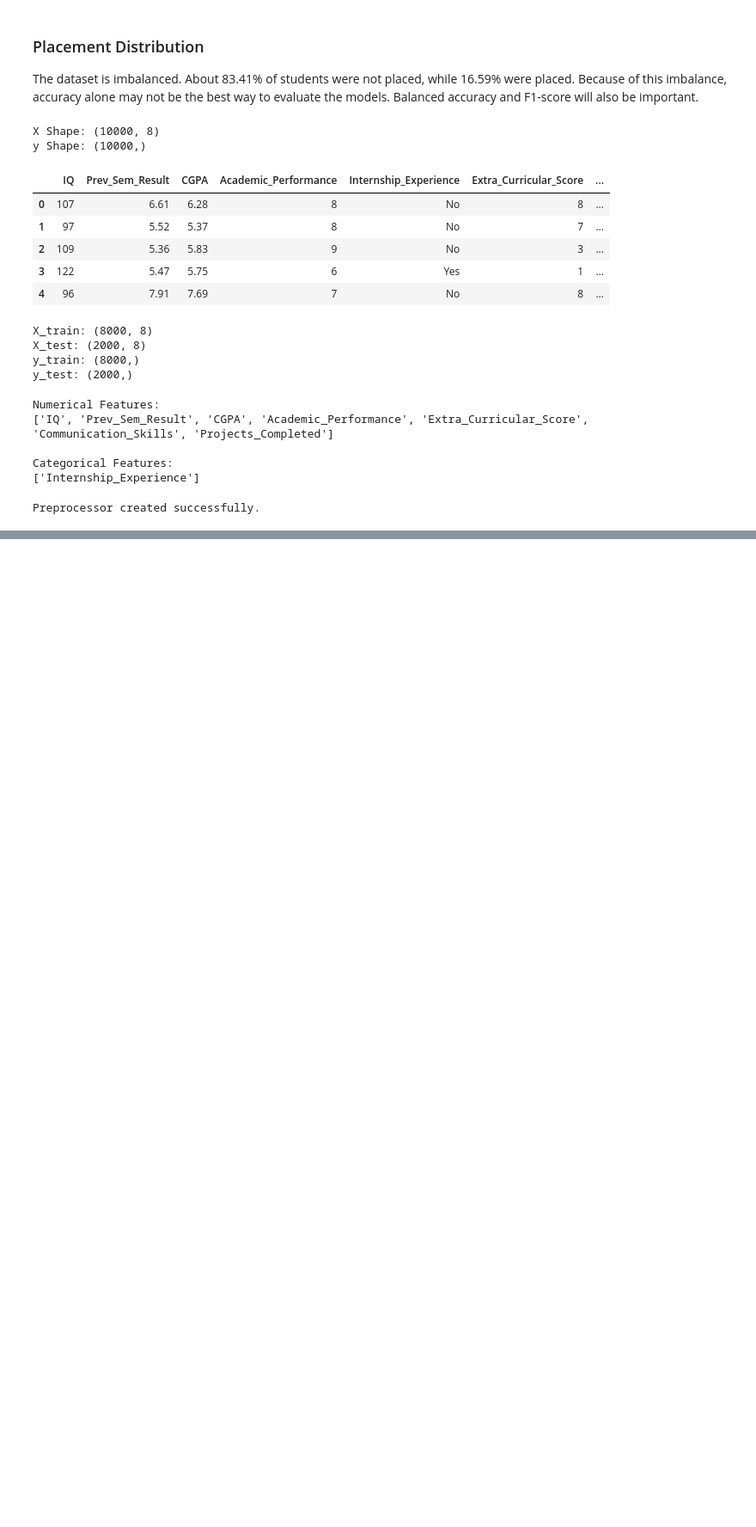
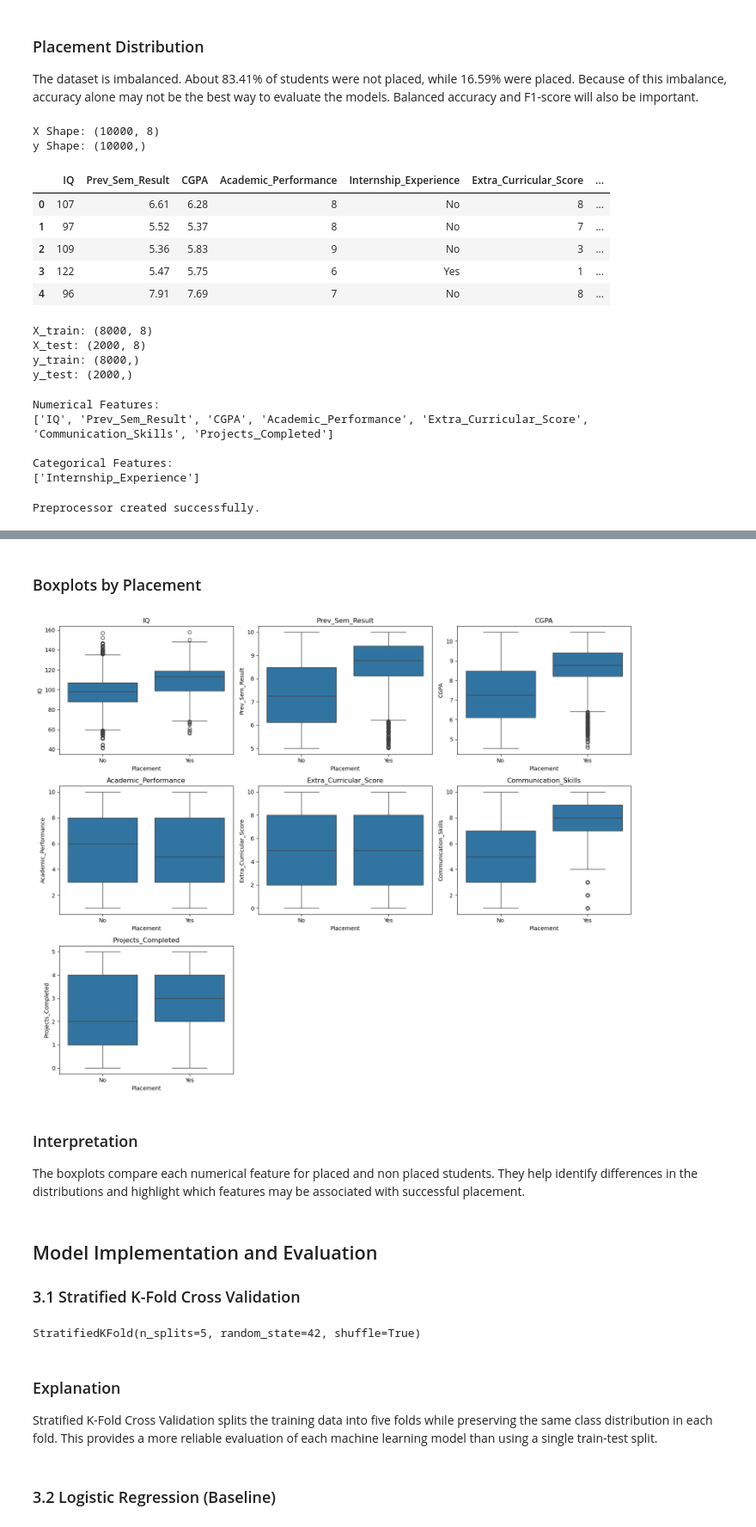
Before and after one commit to Faybioo/AM-I-COOKED, a Jupyter notebook: Lacambra_Ferro_Jorge_AmICooked.ipynb.ipynb, the cells around one changed output, grey strips where cells are left out. Shown at 86% size. Drawn from its saved outputs; the diff is of its cells as text; code cells hidden in the pictures; blank space fills up the shorter version.

```diff
--- a/Lacambra_Ferro_Jorge_AmICooked.ipynb.ipynb
+++ b/Lacambra_Ferro_Jorge_AmICooked.ipynb.ipynb
@@ -181,0 +252,50 @@ Preprocessor created successfully.
+# %% [markdown]
+### Boxplots by Placement
+# %%
+fig, axes = plt.subplots(3, 3, figsize=(15, 12))
+
+axes = axes.flatten()
+
+for i, feature in enumerate(numerical_features):
+    sns.boxplot(
+        data=df,
+        x="Placement",
+        y=feature,
+        ax=axes[i]
+    )
+    axes[i].set_title(feature)
+
+# Hide unused subplot
+for j in range(len(numerical_features), len(axes)):
+    fig.delaxes(axes[j])
+
+plt.tight_layout()
+plt.show()
+# %% [output]
+[figure, added]
+# %% [markdown]
+### Interpretation
+
+The boxplots compare each numerical feature for placed and non placed students. They help identify differences in the distributions and highlight which features may be associated with successful placement.
+# %% [markdown]
+## Model Implementation and Evaluation
+
+### 3.1 Stratified K-Fold Cross Validation
+# %%
+from sklearn.model_selection import StratifiedKFold
+
+cv = StratifiedKFold(
+    n_splits=5,
+    shuffle=True,
+    random_state=42
+)
+
+print(cv)
+# %% [output]
+StratifiedKFold(n_splits=5, random_state=42, shuffle=True)
+# %% [markdown]
+### Explanation
+
+Stratified K-Fold Cross Validation splits the training data into five folds while preserving the same class distribution in each fold. This provides a more reliable evaluation of each machine learning model than using a single train-test split.
+# %% [markdown]
+### 3.2 Logistic Regression (Baseline)
```
Also changed, not shown: parts of 22 cells of this notebook.
